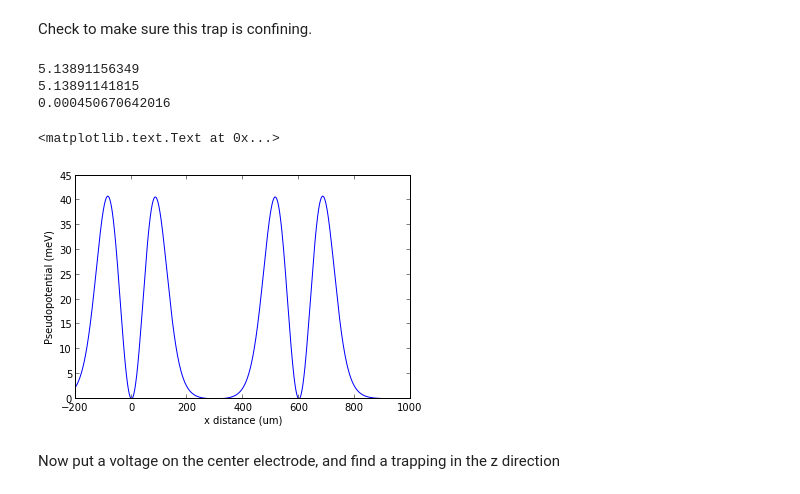
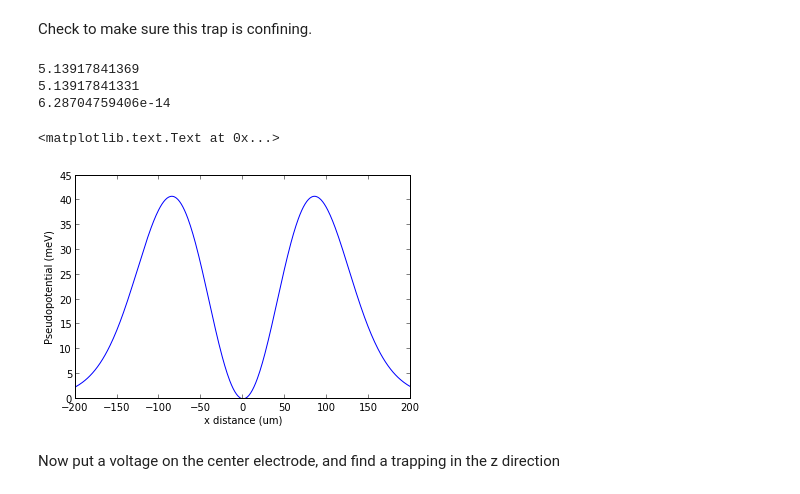
Before and after one commit to HaeffnerLab/trapsim, a Jupyter notebook: gapless/square trap.ipynb, the cells around one changed output. Drawn from its saved outputs; the diff is of its cells as text; code cells hidden in the pictures.

```diff
--- a/gapless/square trap.ipynb
+++ b/gapless/square trap.ipynb
@@ -7,34 +7,35 @@ w.add_electrode('rf2', (25e-6, 125e-6), (-25e-6, -125e-6), 'rf', -1.*Vrf)
 w.add_electrode('rf3', (-25e-6, -125e-6), (-25e-6, -125e-6), 'rf', Vrf)
 w.add_electrode('rf4', (-25e-6, -125e-6), (25e-6, 125e-6), 'rf', -1.*Vrf)
 
-w.add_electrode('rf5', (475e-6, 575e-6), (25e-6, 125e-6), 'rf', -1*Vrf)
-w.add_electrode('rf6', (475e-6, 575e-6), (-25e-6, -125e-6), 'rf', Vrf)
-w.add_electrode('rf7', (625e-6, 725e-6), (-25e-6, -125e-6), 'rf', -1*Vrf)
-w.add_electrode('rf8', (625e-6, 725e-6), (25e-6, 125e-6), 'rf', Vrf)
-#w.add_electrode('cnt', (525e-6, 25e-6), (-25e-6, 25e-6), 'dc', 0.0)
+w.add_electrode('cnt', (-25e-6, 25e-6), (-25e-6, 25e-6), 'dc', 0.0)
+
+#w.add_electrode('rf5', (475e-6, 575e-6), (25e-6, 125e-6), 'rf', -1*Vrf)
+#w.add_electrode('rf6', (475e-6, 575e-6), (-25e-6, -125e-6), 'rf', Vrf)
+#w.add_electrode('rf7', (625e-6, 725e-6), (-25e-6, -125e-6), 'rf', -1*Vrf)
+#w.add_electrode('rf8', (625e-6, 725e-6), (25e-6, 125e-6), 'rf', Vrf)
 # %% [markdown]
 Check to make sure this trap is confining.
 # %%
 zp = 100e-6
 yp = 0.
-xwalk = np.arange(-200e-6, 1000e-6, 1e-6)
+xwalk = np.arange(-200e-6, 200e-6, 1e-6)
 pot = []
 for xp in xwalk:
     pot.append( w.compute_pseudopot(xp, yp, zp) )
 
 [fx, fy, fz] = w.compute_pseudopot_frequencies(0., 0., 50e-6)
 print fx*1e-6
 print fy*1e-6
 print fz*1e-6 # had better be 0
 plot(array(xwalk)*1e6, array(pot)*1e3)
 xlabel('x distance (um)')
 ylabel('Pseudopotential (meV)')
 # %% [output]
-5.13891156349
-5.13891141815
-0.000450670642016
+5.13917841369
+5.13917841331
+6.28704759406e-14
 <matplotlib.text.Text at 0x...>
-[figure, old version]
+[figure, new version]
 # %% [markdown]
 Now put a voltage on the center electrode, and find a trapping in the z direction
 # %% [markdown]
```
Also changed, not shown: parts of 2 cells of this notebook, 3 other files.
